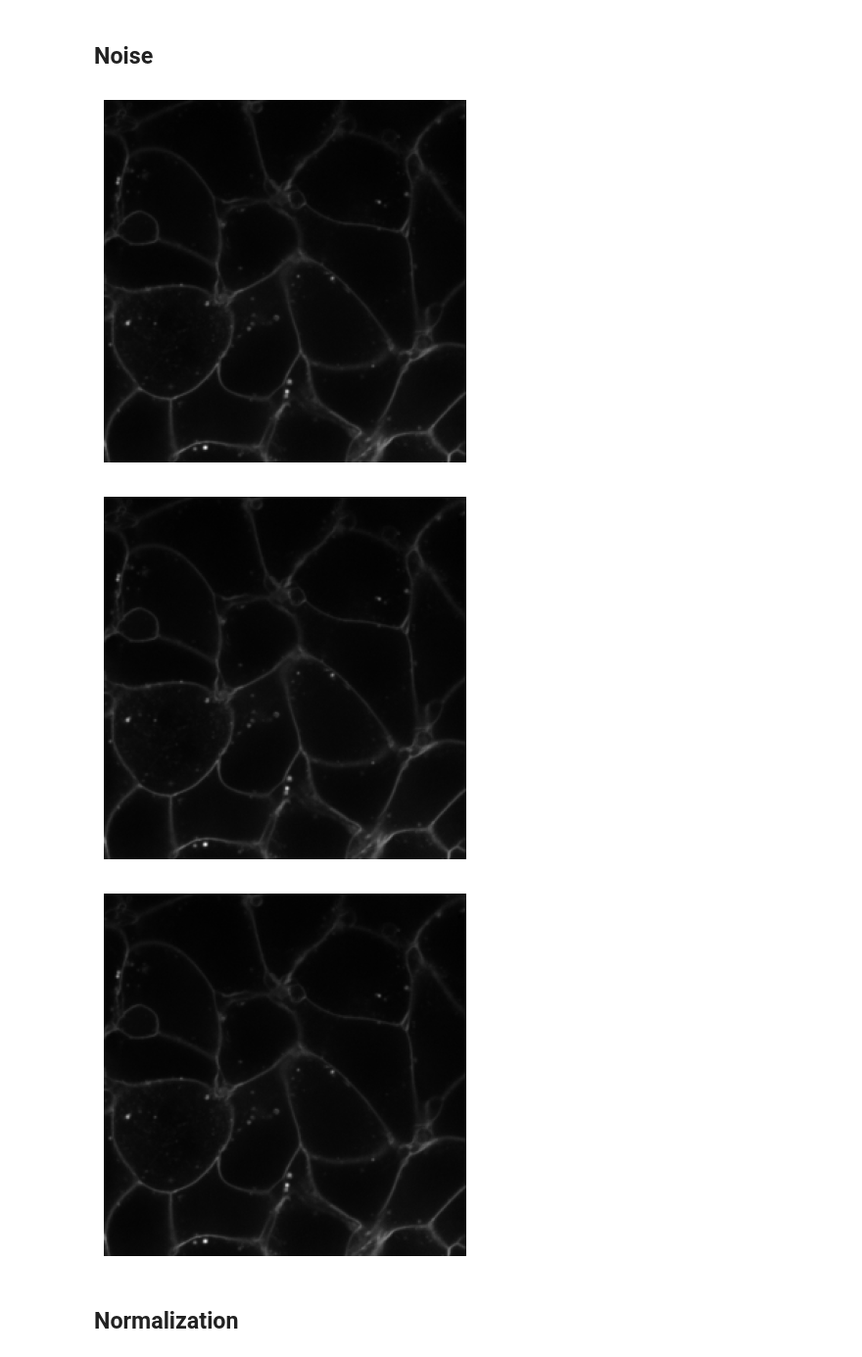
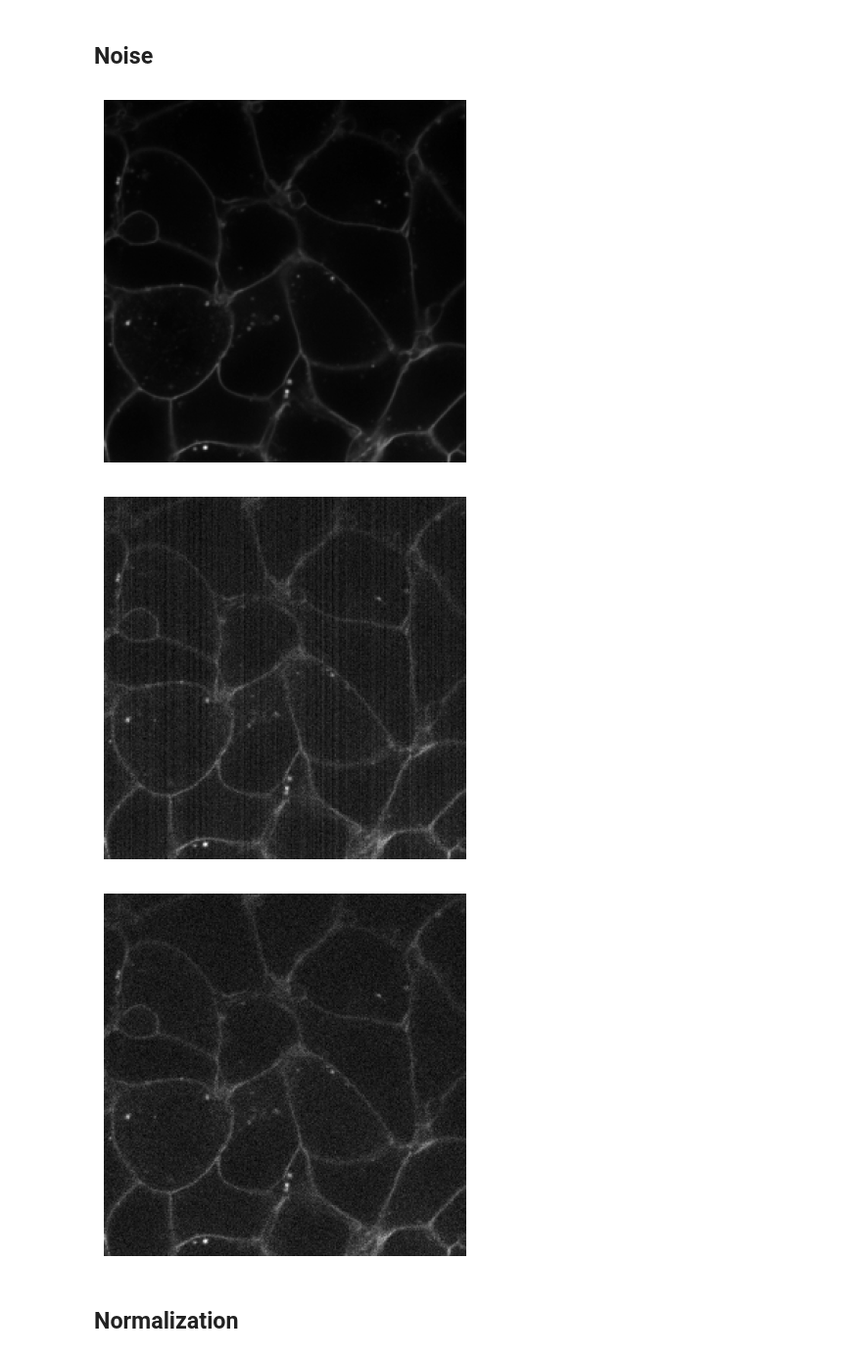
Before and after one commit to bmandracchia/bioMONAI, a Jupyter notebook: nbs/05_transforms.ipynb, the cells around one changed output. Shown at 98% size. Drawn from its saved outputs; the diff is of its cells as text; code cells hidden in the pictures.

```diff
--- a/nbs/05_transforms.ipynb
+++ b/nbs/05_transforms.ipynb
@@ -78,12 +81,14 @@ class RandCameraNoise(RandTransform):
     Returns:
         numpy.ndarray: The noisy image as a NumPy array with dimensions of input_image.
     """
-    def __init__(self, qe=0.7, # Quantum efficiency of the camera (0 to 1).
+    def __init__(self, p:float=1., # Probability of applying Transform
+                 damp=1e-2, # Dampening factor to prevent saturation when adding noise
+                 qe=0.7, # Quantum efficiency of the camera (0 to 1).
                  gain=2, # Camera gain factor. If an array, it should be broadcastable with input_image shape.
                  offset=100, # Camera offset in ADU. If an array, it should be broadcastable with input_image shape.
                  exp_time=0.1, # Exposure time in seconds.
-                 dark_current=0.06, # Dark current per pixel in electrons/second.
-                 readout=2.5, # Readout noise standard deviation in electrons.
+                 dark_current=0.6, # Dark current per pixel in electrons/second.
+                 readout=1.5, # Readout noise standard deviation in electrons.
                  bitdepth=16, # Bit depth of the camera output.
                  seed=42, # Seed for random number generator for reproducibility.
                  simulation=False, # If True, assumes input_image is already in units of photons and does not convert from electrons.
@@ -94,19 +99,13 @@ class RandCameraNoise(RandTransform):
         store_attr()
         self.rs = np.random.RandomState(seed=seed)
 
-    def before_call(self,
-        b,
-        split_idx:int, # Index of the train/valid dataset
-    ):
-        self.do = 1
-
     def encodes(self,
                input_image: BioImageBase, # The original image as a NumPy array.
                ):
         rs = self.rs
         # If simulation mode, assume input_image is already in units of photons
         if not self.simulation:
-            input_photons = input_image / self.gain / self.qe
+            input_photons = input_image / self.gain / self.qe * self.damp
         else:
             input_photons = input_image
 
@@ -119,7 +118,7 @@ class RandCameraNoise(RandTransform):
         electrons += dark_noise  # Convert dark current from rate to number of events
 
         # Add readout noise
-        read_noise = rs.normal(scale=self.readout**2, size=electrons.shape)
+        read_noise = rs.normal(scale=self.readout**2, size=electrons.shape)*self.bitdepth/16
         electrons += read_noise  # Adding normal distributed noise based on readout standard deviation
 
         gain = self.gain
@@ -130,8 +129,8 @@ class RandCameraNoise(RandTransform):
             gain_noise = rs.normal(scale=self.gain_variance, size=electrons.shape)
             # Add offset noise and fixed pattern noise in CMOS cameras
             offset_noise = rs.normal(scale=self.offset_variance, size=electrons.shape) + rs.normal(scale=self.offset_variance, size=electrons.shape[0])
-            gain += gain_noise  # Adjusting the gain by adding normally distributed noise
-            offset += offset_noise  # Adding offset noise and fixed pattern noise
+            gain += gain_noise*self.bitdepth/16  # Adjusting the gain by adding normally distributed noise
+            offset += offset_noise*self.bitdepth/16  # Adding offset noise and fixed pattern noise
 
         max_adu = 2**self.bitdepth - 1  # Calculate maximum possible ADU value for the given bit depth
         adu = (electrons * gain) + offset  # Convert electrons to ADU, then add offset
@@ -141,14 +140,15 @@ class RandCameraNoise(RandTransform):
         return adu
 # %%
 from bioMONAI.visualize import plot_image
-# %%
-plot_image(img[30])
-plot_image(RandCameraNoise(camera = 'cmos')(.01*img[30]))
-plot_image(RandCameraNoise(camera = 'ccd').decodes(.01*img[30]))
-# %% [output]
-[figure, removed]
-[figure, removed]
-[figure, removed]
+# %%
+img2 = (img[30]*2**8).int()
+plot_image(img2)
+plot_image(RandCameraNoise(camera = 'cmos', bitdepth=8, damp=1).encodes(img2))
+plot_image(RandCameraNoise(camera = 'ccd', bitdepth=8, damp=1, readout=2).encodes(img2))
+# %% [output]
+[figure, added]
+[figure, added]
+[figure, added]
 # %% [markdown]
 ## Normalization
 # %%
```
Also changed, not shown: parts of 1 cell of this notebook, 3 other files.
